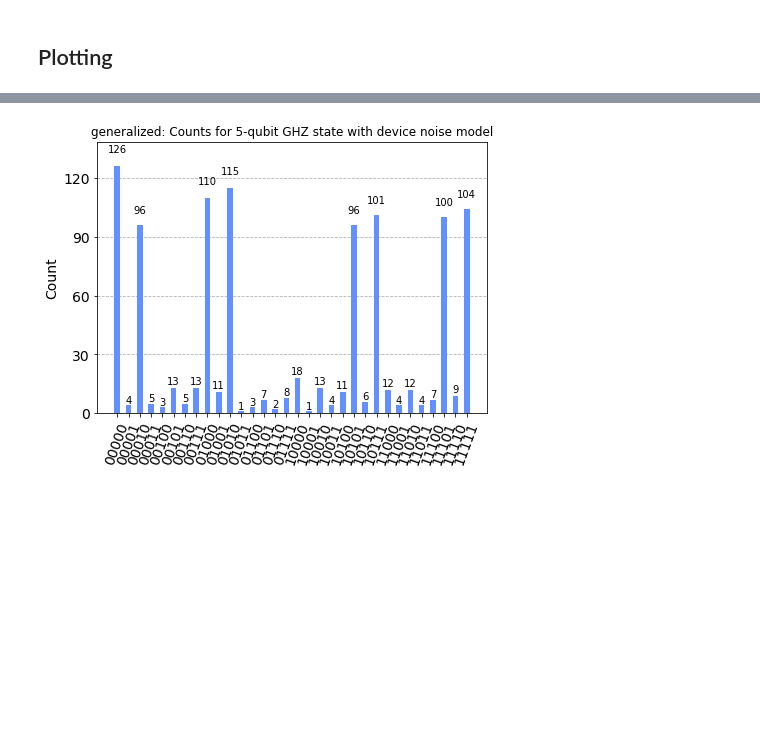
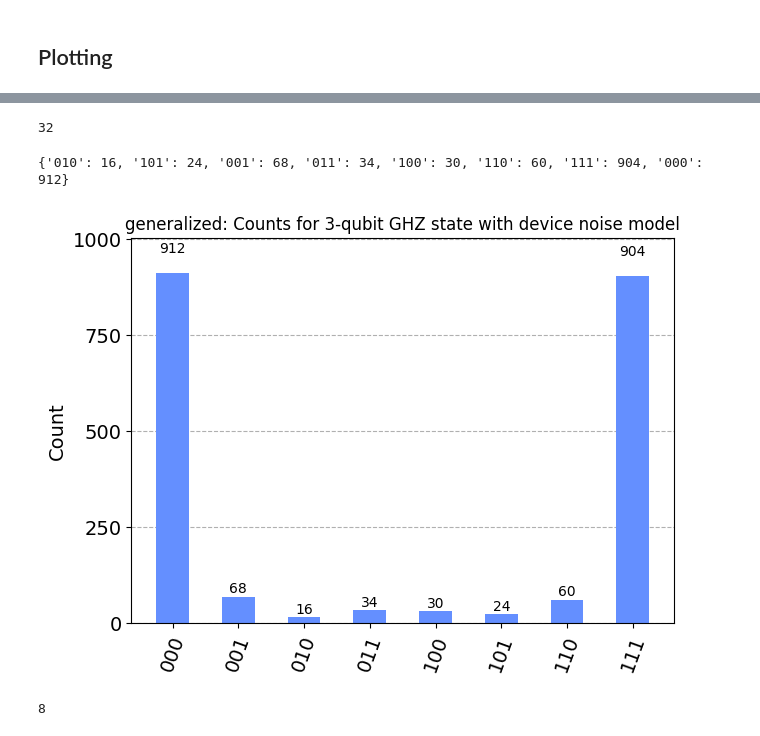
Before and after one commit to chuuuing/qiskit-hack, a Jupyter notebook: submission.ipynb, the cells around one changed output, grey strips where cells are left out. Cells and saved outputs as stored; diff of their text form; code cells hidden in the pictures; blank space fills up the shorter version.

```diff
--- a/submission.ipynb
+++ b/submission.ipynb
@@ -268,7 +113,26 @@ plot_histogram(counts_noise,
 # %%
-#generalized_circ = generate_generalized_ghz_state(qubit_amount)
-counts_noise=plot_noise(qc)
-plot_histogram(counts_noise,
-                   title=f"generalized: Counts for {qubit_amount}-qubit GHZ state with device noise model")
+generalized_circ = generate_generalized_ghz_state(qubit_amount)
+counts_noise=plot_noise(generalized_circ)
+
+new_counts = {}
+print(len(counts_noise))
 # %% [output]
-[figure, removed]
+32
+# %%
+for el in counts_noise:
+    even_list = [el[i] for i in range(0, qubit_amount*2-1, 2)]
+    try:
+        new_counts["".join(even_list)] = new_counts["".join(even_list)] + counts_noise[el]
+    except:
+        new_counts["".join(even_list)] = counts_noise[el]
+
+print(new_counts)
+plot_histogram(new_counts,
+                   title=f"generalized: Counts for {qubit_amount}-qubit GHZ state with device noise model")
+# %% [output]
+{'010': 16, '101': 24, '001': 68, '011': 34, '100': 30, '110': 60, '111': 904, '000': 912}
+[figure, added]
+# %%
+print(len(new_counts))
+# %% [output]
+8
```
Also changed, not shown: parts of 19 cells of this notebook.
